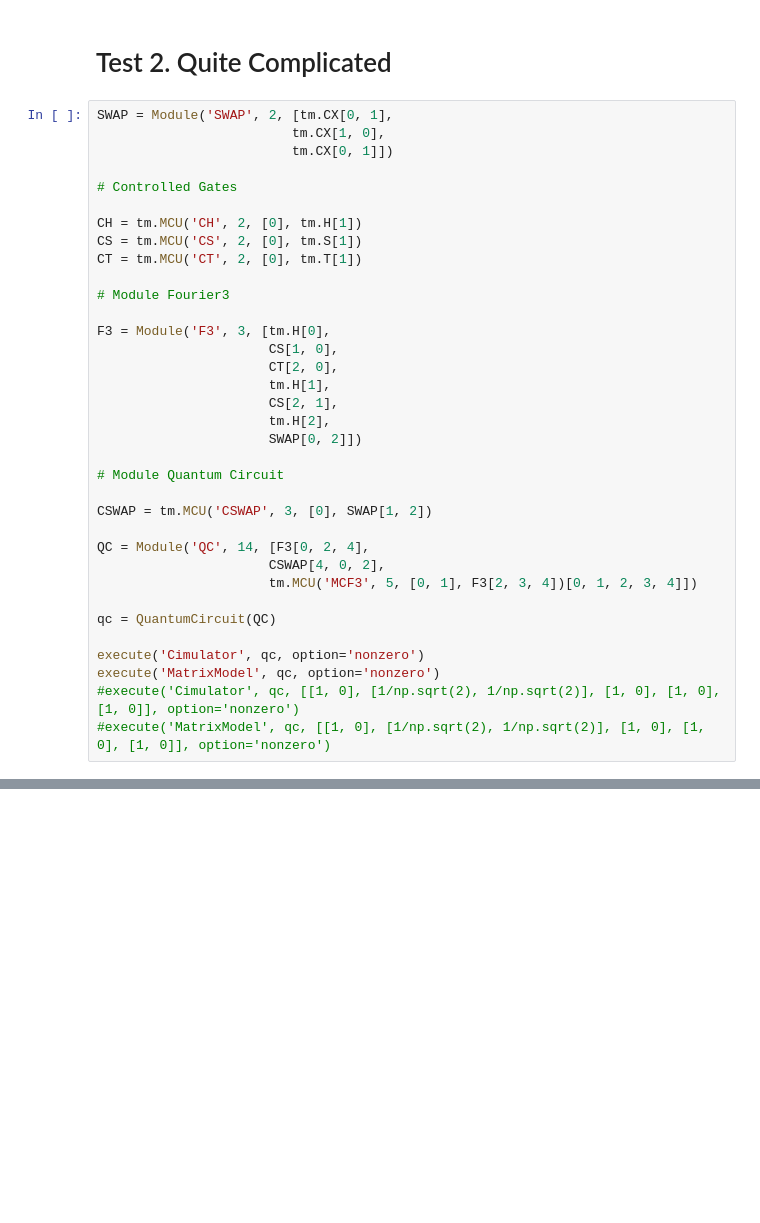
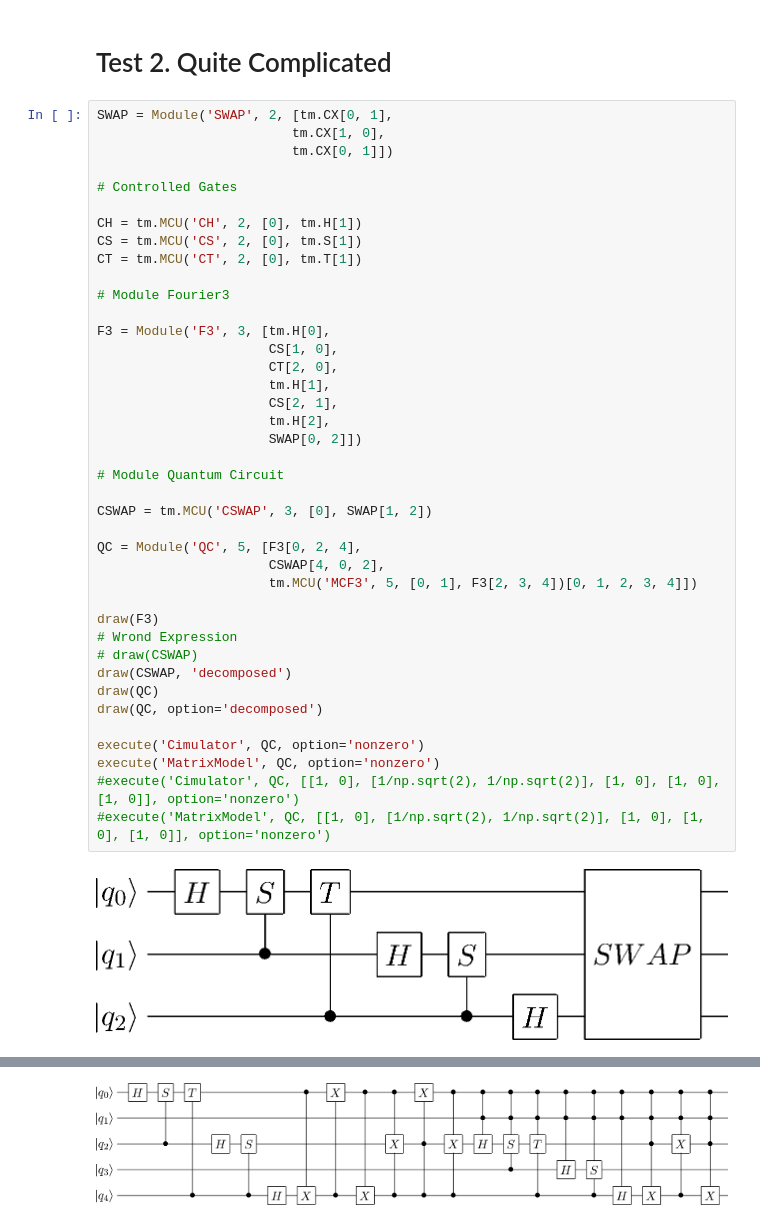
Before and after one commit to GyunghunKim/QCAD, a Jupyter notebook: Test.ipynb, the cells around one changed output, grey strips where cells are left out. Drawn from its saved outputs; the diff is of its cells as text; blank space fills up the shorter version.

```diff
--- a/Test.ipynb
+++ b/Test.ipynb
@@ -49,36 +42,42 @@ execute('Cimulator', qc, initial_state = [0.5, 0.5, 0, 0.5, 0, 0, 0.5, 0], optio
 # %%
 SWAP = Module('SWAP', 2, [tm.CX[0, 1],
                          tm.CX[1, 0],
                          tm.CX[0, 1]])
 
 # Controlled Gates
 
 CH = tm.MCU('CH', 2, [0], tm.H[1])
 CS = tm.MCU('CS', 2, [0], tm.S[1])
 CT = tm.MCU('CT', 2, [0], tm.T[1])
 
 # Module Fourier3
 
 F3 = Module('F3', 3, [tm.H[0],
                       CS[1, 0],
                       CT[2, 0],
                       tm.H[1],
                       CS[2, 1],
                       tm.H[2],
                       SWAP[0, 2]])
 
 # Module Quantum Circuit
 
 CSWAP = tm.MCU('CSWAP', 3, [0], SWAP[1, 2])
 
-QC = Module('QC', 14, [F3[0, 2, 4],
+QC = Module('QC', 5, [F3[0, 2, 4],
                       CSWAP[4, 0, 2],
                       tm.MCU('MCF3', 5, [0, 1], F3[2, 3, 4])[0, 1, 2, 3, 4]])
 
-qc = QuantumCircuit(QC)
+draw(F3)
+# Wrond Expression
+# draw(CSWAP)
+draw(CSWAP, 'decomposed')
+draw(QC)
+draw(QC, option='decomposed')
 
-execute('Cimulator', qc, option='nonzero')
-execute('MatrixModel', qc, option='nonzero')
-#execute('Cimulator', qc, [[1, 0], [1/np.sqrt(2), 1/np.sqrt(2)], [1, 0], [1, 0], [1, 0]], option='nonzero')
-#execute('MatrixModel', qc, [[1, 0], [1/np.sqrt(2), 1/np.sqrt(2)], [1, 0], [1, 0], [1, 0]], option='nonzero')
+execute('Cimulator', QC, option='nonzero')
+execute('MatrixModel', QC, option='nonzero')
+#execute('Cimulator', QC, [[1, 0], [1/np.sqrt(2), 1/np.sqrt(2)], [1, 0], [1, 0], [1, 0]], option='nonzero')
+#execute('MatrixModel', QC, [[1, 0], [1/np.sqrt(2), 1/np.sqrt(2)], [1, 0], [1, 0], [1, 0]], option='nonzero')
 # %% [output]
+[figure, added]
@@ -85,2 +86,3 @@ execute('MatrixModel', qc, option='nonzero')
+[figure, added]
 ==================================================
 # : State
```
Also changed, not shown: parts of 2 cells of this notebook, 10 other files.
